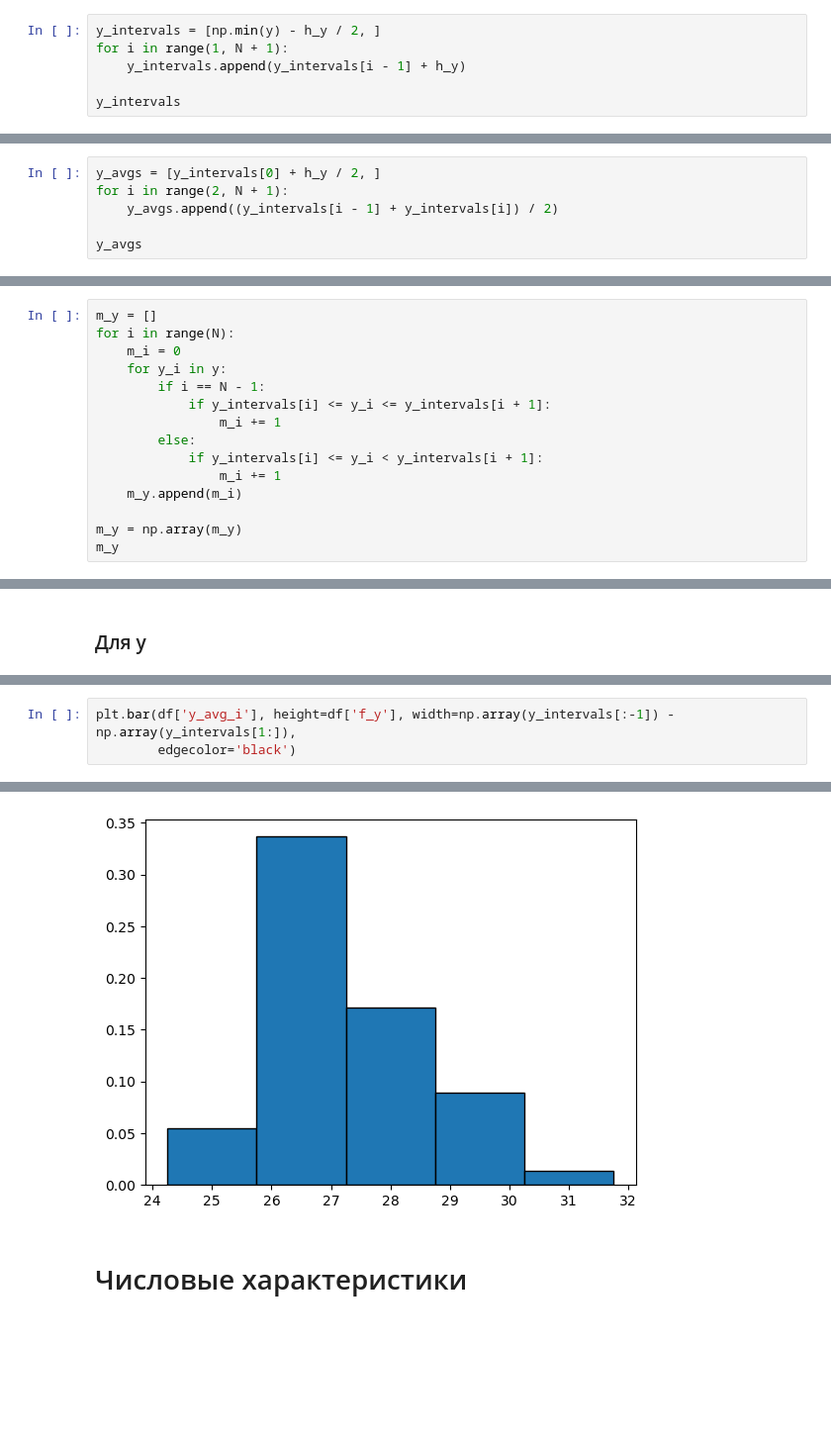
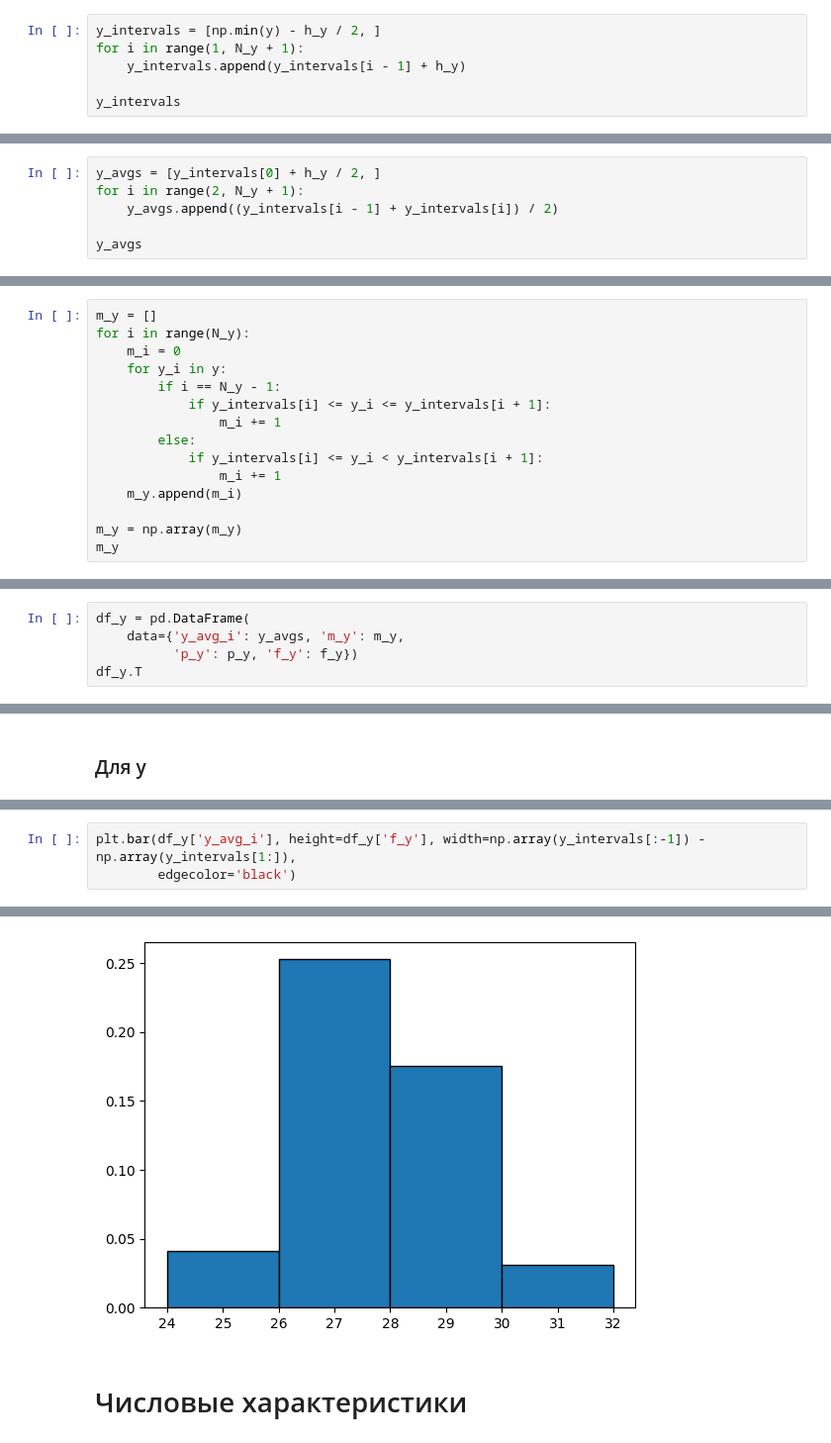
Before and after one commit to mamkakot/matstat_labs, a Jupyter notebook: labs.ipynb, the cells around one changed output, grey strips where cells are left out. Shown at 99% size. Cells and saved outputs as stored; diff of their text form; blank space fills up the shorter version.

```diff
--- a/labs.ipynb
+++ b/labs.ipynb
@@ -118,6 +121,6 @@ h_y
 # %%
 y_intervals = [np.min(y) - h_y / 2, ]
-for i in range(1, N + 1):
+for i in range(1, N_y + 1):
     y_intervals.append(y_intervals[i - 1] + h_y)
 
 y_intervals
@@ -126,6 +129,6 @@ y_intervals
 # %%
 y_avgs = [y_intervals[0] + h_y / 2, ]
-for i in range(2, N + 1):
+for i in range(2, N_y + 1):
     y_avgs.append((y_intervals[i - 1] + y_intervals[i]) / 2)
 
 y_avgs
@@ -134,9 +137,9 @@ y_avgs
 # %%
 m_y = []
-for i in range(N):
+for i in range(N_y):
     m_i = 0
     for y_i in y:
-        if i == N - 1:
+        if i == N_y - 1:
             if y_intervals[i] <= y_i <= y_intervals[i + 1]:
                 m_i += 1
         else:
@@ -187,0 +186,5 @@ df.T
+# %%
+df_y = pd.DataFrame(
+    data={'y_avg_i': y_avgs, 'm_y': m_y,
+          'p_y': p_y, 'f_y': f_y})
+df_y.T
@@ -212,4 +221,4 @@ plt.plot(df['y_avg_i'], df['m_y'])
 # %%
-plt.bar(df['y_avg_i'], height=df['f_y'], width=np.array(y_intervals[:-1]) - np.array(y_intervals[1:]),
+plt.bar(df_y['y_avg_i'], height=df_y['f_y'], width=np.array(y_intervals[:-1]) - np.array(y_intervals[1:]),
         edgecolor='black')
 # %% [output]
@@ -217,4 +226,4 @@ plt.bar(df['y_avg_i'], height=df['f_y'], width=np.array(y_intervals[:-1]) - np.a
-[figure, old version]
+[figure, new version]
 # %% [markdown]
 # Числовые характеристики
 # %% [markdown]
```
Also changed, not shown: parts of 92 cells of this notebook.
